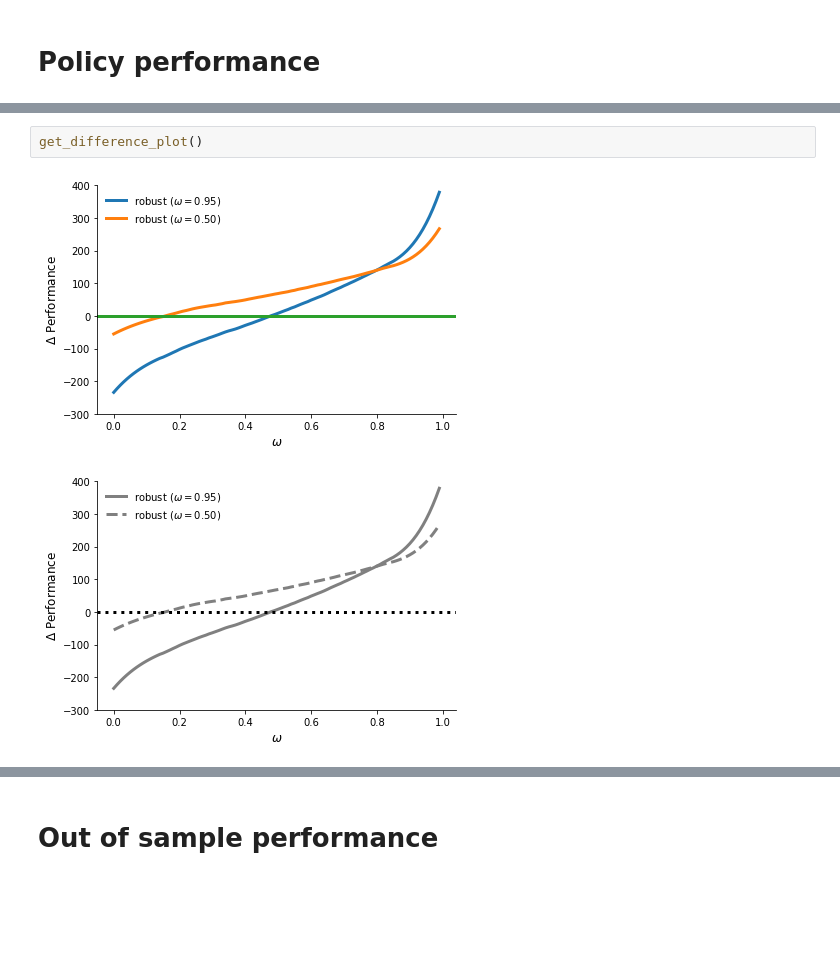
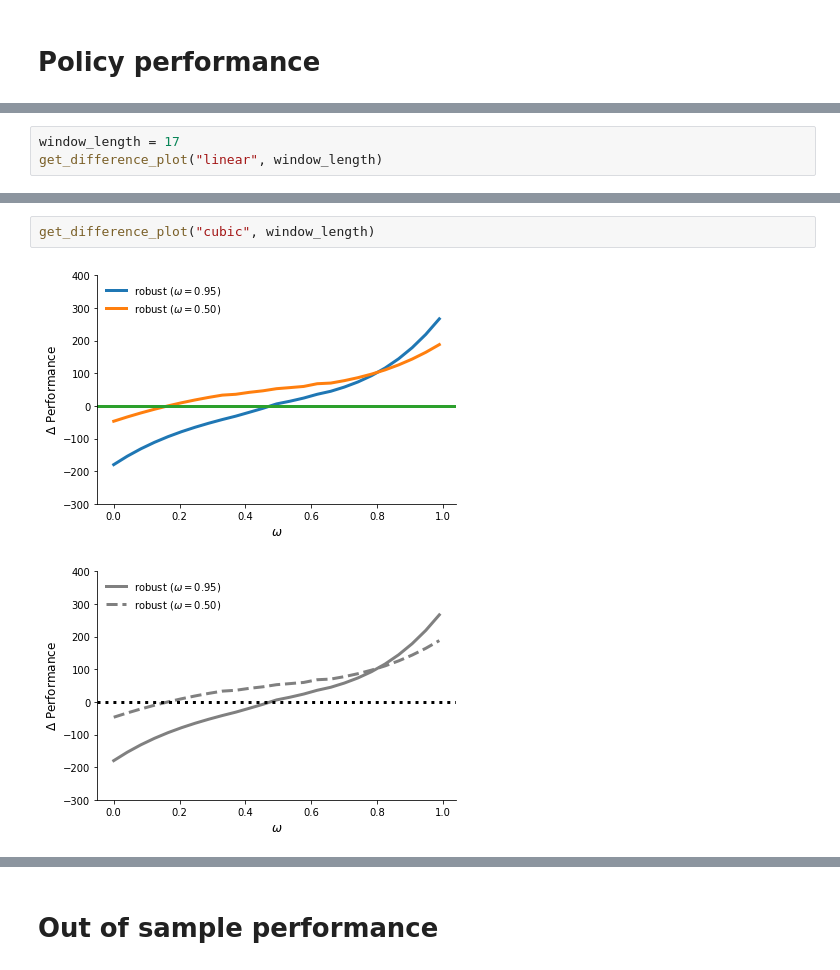
Before and after one commit to robustzurcher/analysis, a Jupyter notebook: notebooks/03_application.ipynb, the cells around one changed output, grey strips where cells are left out. Drawn from its saved outputs; the diff is of its cells as text; blank space fills up the shorter version.

```diff
--- a/notebooks/03_application.ipynb
+++ b/notebooks/03_application.ipynb
@@ -152,0 +169,3 @@ df[df["omega"] == 0.01]
+# %%
+window_length = 17
+get_difference_plot("linear", window_length)
@@ -153,5 +175,5 @@ df[df["omega"] == 0.01]
 # %%
-get_difference_plot()
+get_difference_plot("cubic", window_length)
 # %% [output]
-[figure, old version]
+[figure, new version]
-[figure, old version]
+[figure, new version]
```
Also changed, not shown: parts of 26 cells of this notebook, 2 other files.
